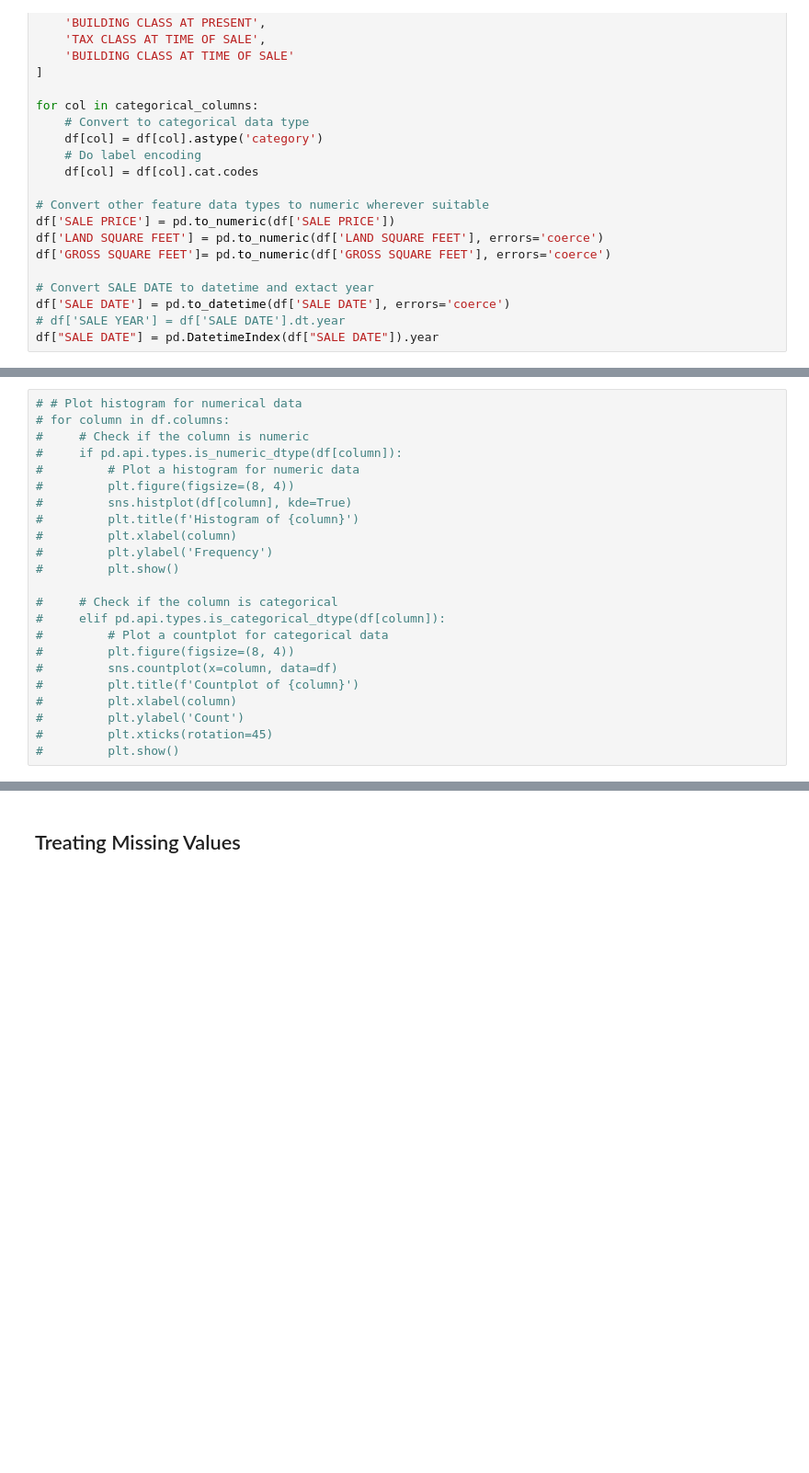
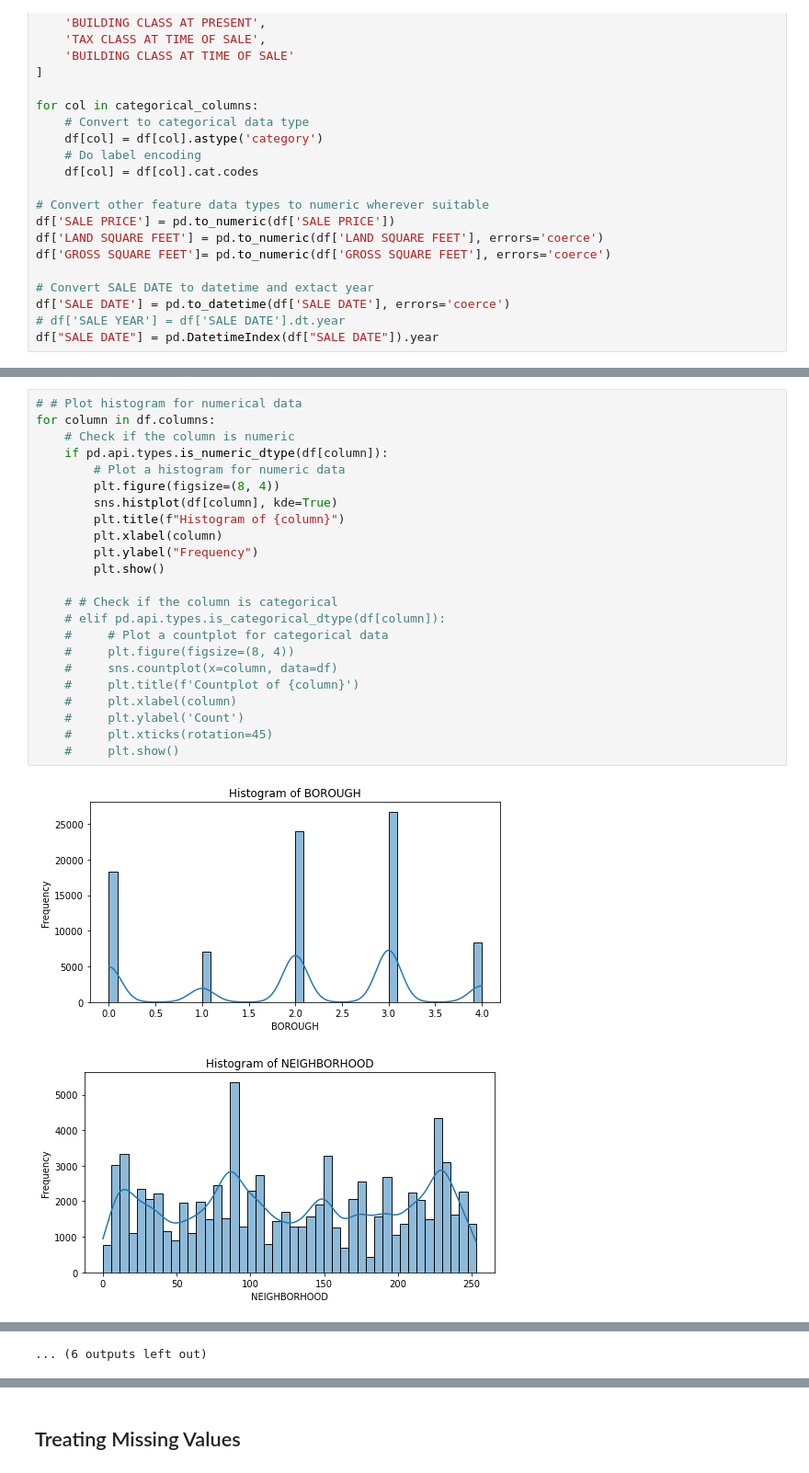
Before and after one commit to PoojaVM/CS-513-KDD-Final-Project, a Jupyter notebook: main.ipynb, the cells around one changed output, grey strips where cells are left out. Shown at 92% size. Cells and saved outputs as stored; diff of their text form; blank space fills up the shorter version.

Commit message:
Show some graphs.

```diff
--- a/main.ipynb
+++ b/main.ipynb
@@ -170,24 +170,27 @@ SALE DATE                           int32
 dtype: object
 # %%
 # # Plot histogram for numerical data
-# for column in df.columns:
-#     # Check if the column is numeric
-#     if pd.api.types.is_numeric_dtype(df[column]):
-#         # Plot a histogram for numeric data
-#         plt.figure(figsize=(8, 4))
-#         sns.histplot(df[column], kde=True)
-#         plt.title(f'Histogram of {column}')
-#         plt.xlabel(column)
-#         plt.ylabel('Frequency')
-#         plt.show()
+for column in df.columns:
+    # Check if the column is numeric
+    if pd.api.types.is_numeric_dtype(df[column]):
+        # Plot a histogram for numeric data
+        plt.figure(figsize=(8, 4))
+        sns.histplot(df[column], kde=True)
+        plt.title(f"Histogram of {column}")
+        plt.xlabel(column)
+        plt.ylabel("Frequency")
+        plt.show()
 
-#     # Check if the column is categorical
-#     elif pd.api.types.is_categorical_dtype(df[column]):
-#         # Plot a countplot for categorical data
-#         plt.figure(figsize=(8, 4))
-#         sns.countplot(x=column, data=df)
-#         plt.title(f'Countplot of {column}')
-#         plt.xlabel(column)
-#         plt.ylabel('Count')
-#         plt.xticks(rotation=45)
-#         plt.show()
+    # # Check if the column is categorical
+    # elif pd.api.types.is_categorical_dtype(df[column]):
+    #     # Plot a countplot for categorical data
+    #     plt.figure(figsize=(8, 4))
+    #     sns.countplot(x=column, data=df)
+    #     plt.title(f'Countplot of {column}')
+    #     plt.xlabel(column)
+    #     plt.ylabel('Count')
+    #     plt.xticks(rotation=45)
+    #     plt.show()
+# %% [output]
+[figure, added]
+[figure, added]
@@ -194,3 +207,4 @@ dtype: object
+... (6 outputs left out)
 # %%
 # Missing data - understand percentage of missing data
 
```
Also changed, not shown: parts of 7 cells of this notebook, 1 other file.
